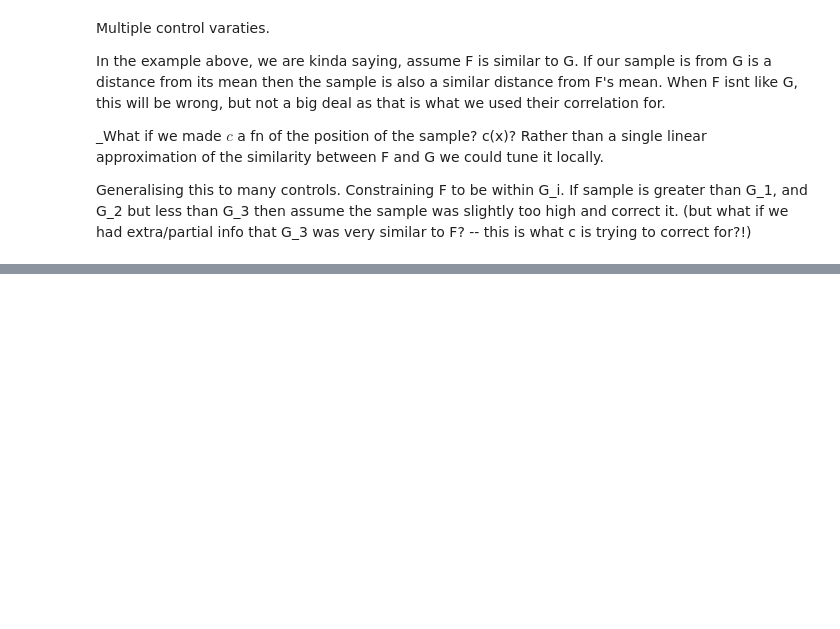
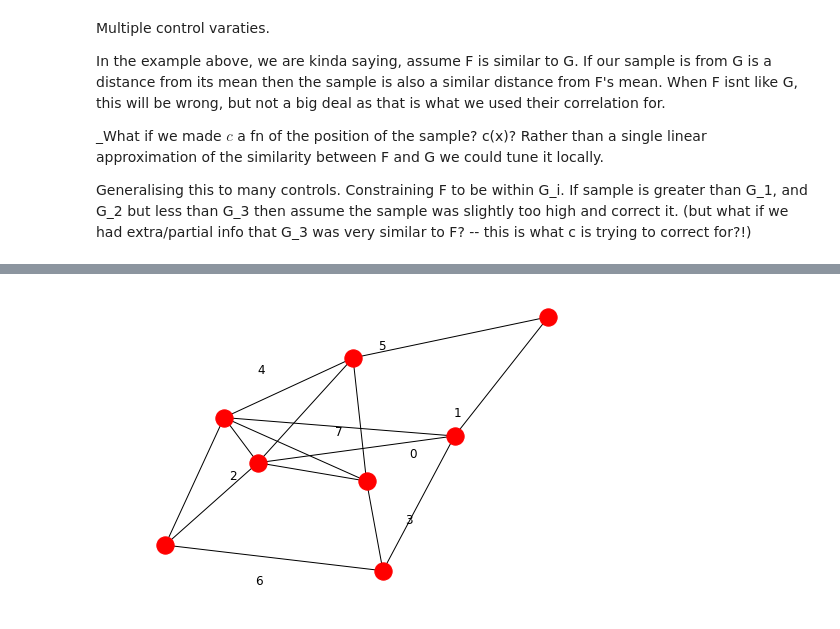
Before and after one commit to act65/datasci, a Jupyter notebook: gradient-estimation/estimation.ipynb, the cells around one changed output, grey strips where cells are left out. Cells and saved outputs as stored; diff of their text form; code cells hidden in the pictures; blank space fills up the shorter version.

```diff
--- a/gradient-estimation/estimation.ipynb
+++ b/gradient-estimation/estimation.ipynb
@@ -207,0 +292,8 @@ pathwise  derivative  estimator or reparameterisation trick.
+# %%
+m = rnd.choice([0,1], (8,8,), p=[0.7, 0.3])
+g = nx.from_numpy_matrix(m)
+g = nx.convert_node_labels_to_integers(g)
+nx.draw(g)
+labels=nx.draw_networkx_labels(g, pos=nx.spring_layout(g))
+# %% [output]
+[figure, added]
```
Also changed, not shown: parts of 24 cells of this notebook, 12 other files.
